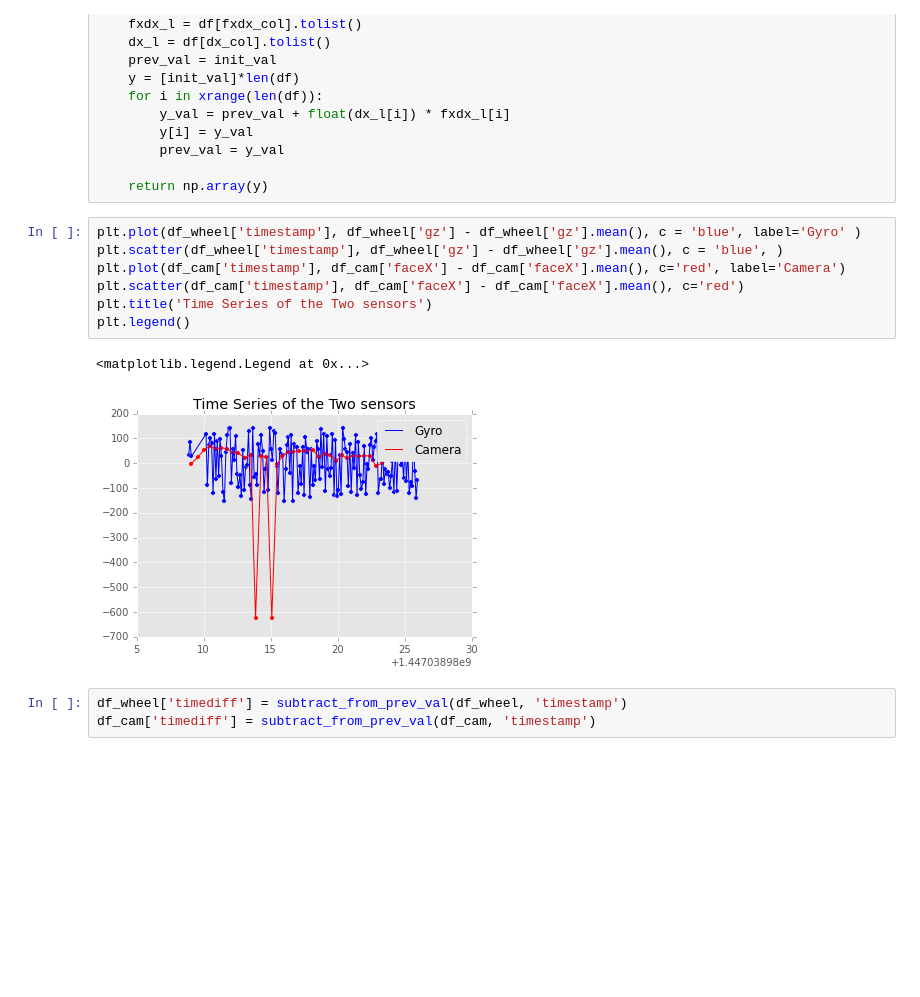
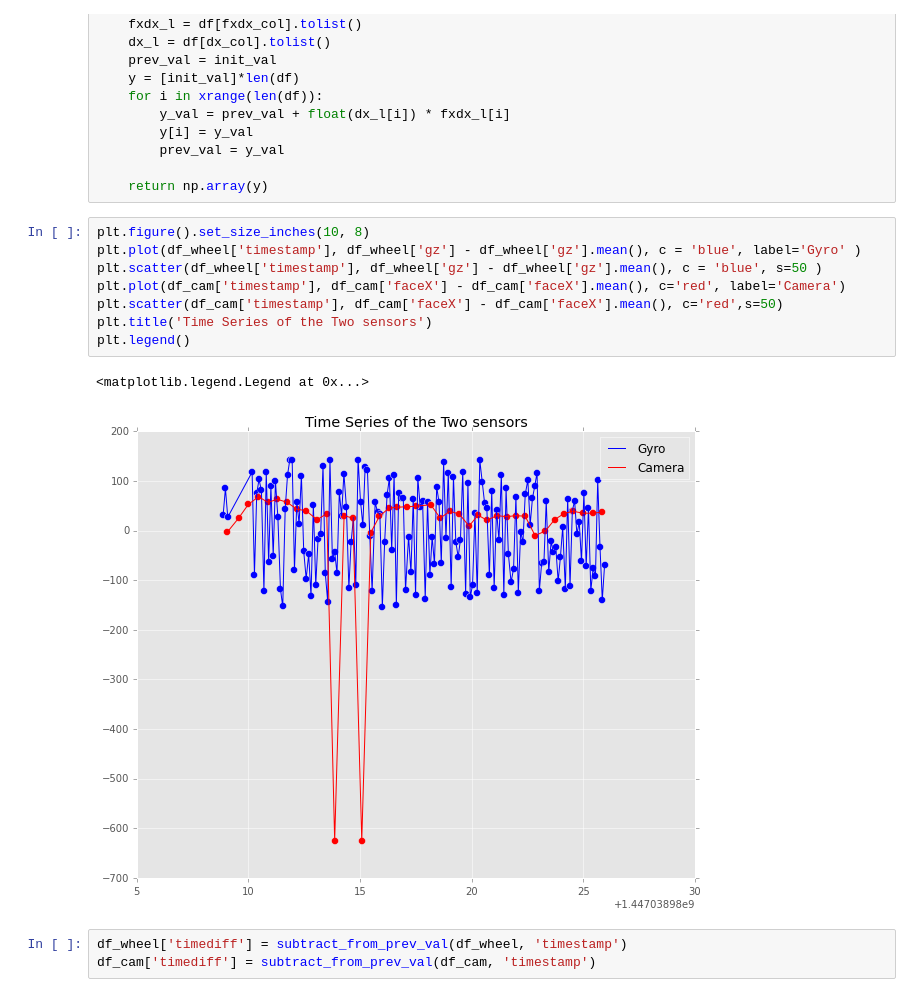
Before and after one commit to chrisngan24/fydp, a Jupyter notebook: experimental/data_fusion/init_analysis.ipynb, the cells around one changed output. Saved outputs shown, nothing was run; the diff lists cells and outputs as text; blank space fills up the shorter version.

```diff
--- a/experimental/data_fusion/init_analysis.ipynb
+++ b/experimental/data_fusion/init_analysis.ipynb
@@ -42,15 +40,16 @@ def integrate_col(df, fxdx_col, dx_col, init_val):
 
     return np.array(y)
 # %%
+plt.figure().set_size_inches(10, 8)
 plt.plot(df_wheel['timestamp'], df_wheel['gz'] - df_wheel['gz'].mean(), c = 'blue', label='Gyro' )
-plt.scatter(df_wheel['timestamp'], df_wheel['gz'] - df_wheel['gz'].mean(), c = 'blue', )
+plt.scatter(df_wheel['timestamp'], df_wheel['gz'] - df_wheel['gz'].mean(), c = 'blue', s=50 )
 plt.plot(df_cam['timestamp'], df_cam['faceX'] - df_cam['faceX'].mean(), c='red', label='Camera')
-plt.scatter(df_cam['timestamp'], df_cam['faceX'] - df_cam['faceX'].mean(), c='red')
+plt.scatter(df_cam['timestamp'], df_cam['faceX'] - df_cam['faceX'].mean(), c='red',s=50)
 plt.title('Time Series of the Two sensors')
 plt.legend()
 # %% [output]
 <matplotlib.legend.Legend at 0x...>
-[figure, old version]
+[figure, new version]
 # %%
 df_wheel['timediff'] = subtract_from_prev_val(df_wheel, 'timestamp')
 df_cam['timediff'] = subtract_from_prev_val(df_cam, 'timestamp')
```
Also changed, not shown: parts of 5 cells of this notebook, 1 other file.
